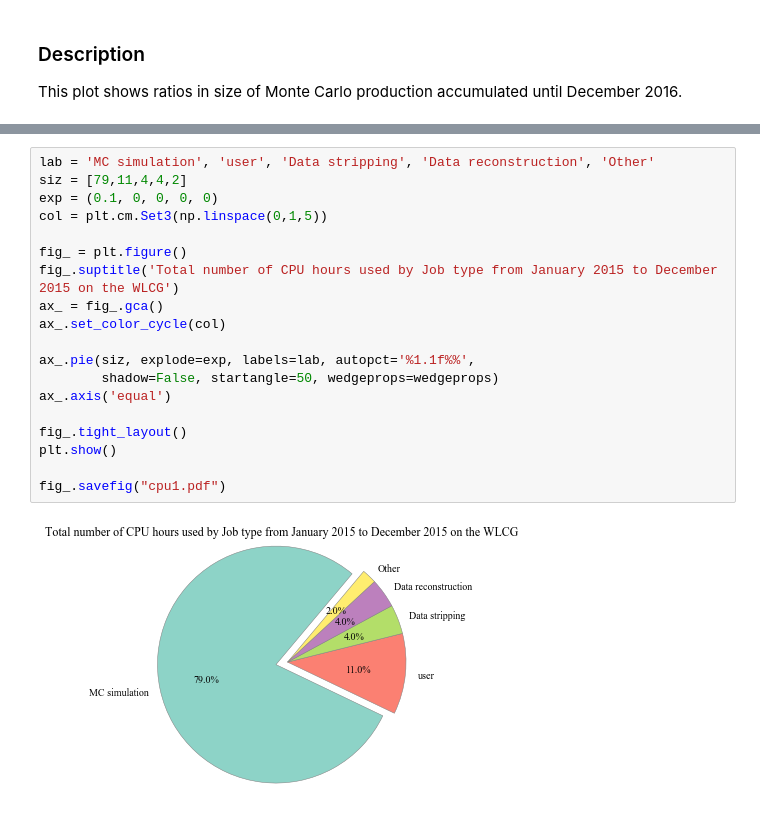
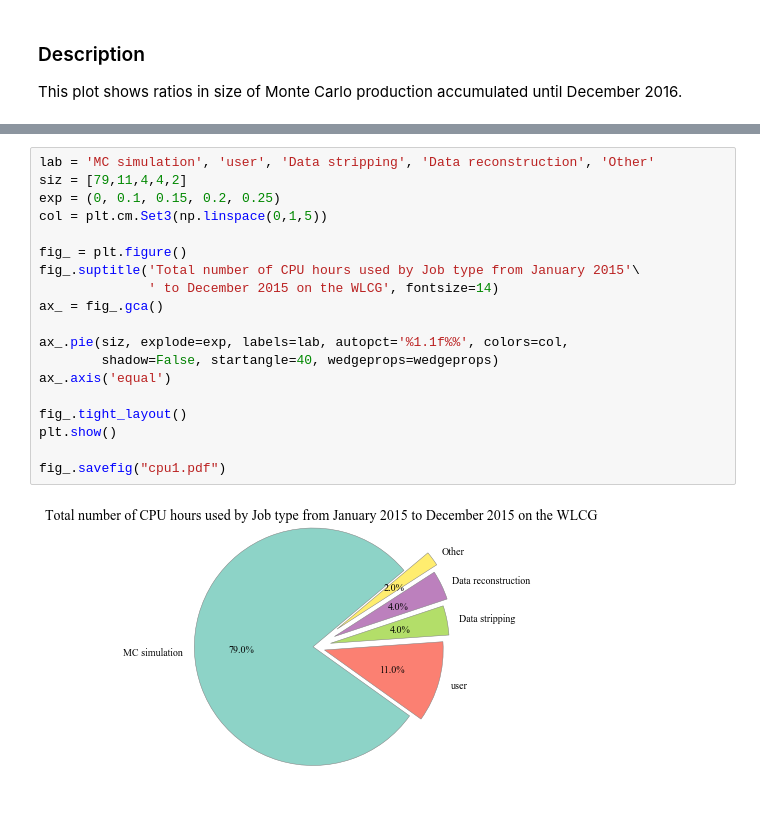
Before and after one commit to atrisovic/thesis-plots, a Jupyter notebook: lhcb-data-production-statistics.ipynb, the cells around one changed output, grey strips where cells are left out. Saved outputs shown, nothing was run; the diff lists cells and outputs as text.

```diff
--- a/lhcb-data-production-statistics.ipynb
+++ b/lhcb-data-production-statistics.ipynb
@@ -126,22 +122,22 @@ fig_.savefig("mc_data.pdf")
 # %%
 lab = 'MC simulation', 'user', 'Data stripping', 'Data reconstruction', 'Other'
 siz = [79,11,4,4,2]
-exp = (0.1, 0, 0, 0, 0)
+exp = (0, 0.1, 0.15, 0.2, 0.25)
 col = plt.cm.Set3(np.linspace(0,1,5))
 
 fig_ = plt.figure()
-fig_.suptitle('Total number of CPU hours used by Job type from January 2015 to December 2015 on the WLCG')
+fig_.suptitle('Total number of CPU hours used by Job type from January 2015'\
+              ' to December 2015 on the WLCG', fontsize=14)
 ax_ = fig_.gca()
-ax_.set_color_cycle(col)
 
-ax_.pie(siz, explode=exp, labels=lab, autopct='%1.1f%%',
-        shadow=False, startangle=50, wedgeprops=wedgeprops)
+ax_.pie(siz, explode=exp, labels=lab, autopct='%1.1f%%', colors=col,
+        shadow=False, startangle=40, wedgeprops=wedgeprops)
 ax_.axis('equal')
 
 fig_.tight_layout()
 plt.show()
 
 fig_.savefig("cpu1.pdf")
 # %% [output]
-[figure, old version]
+[figure, new version]
 # %%
```
Also changed, not shown: parts of 7 cells of this notebook, 2 other files.
